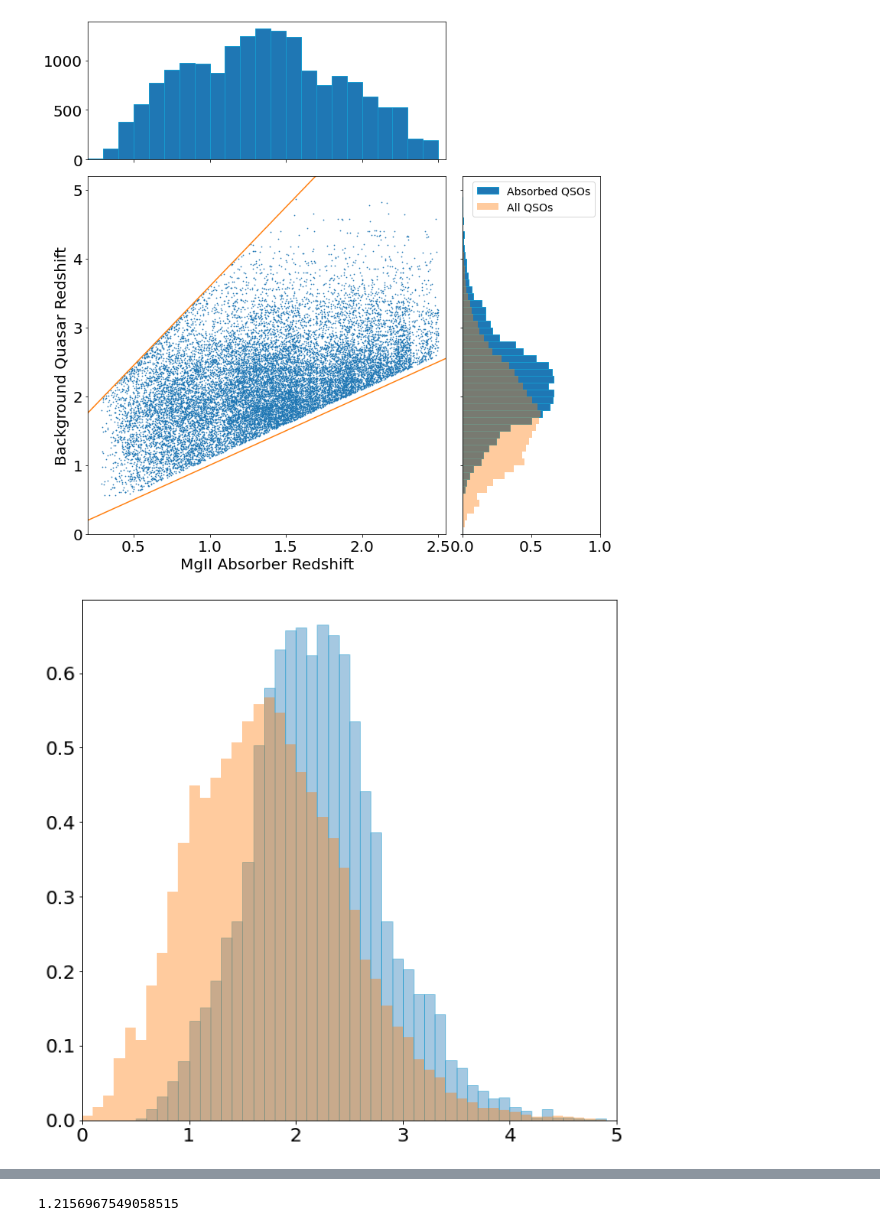
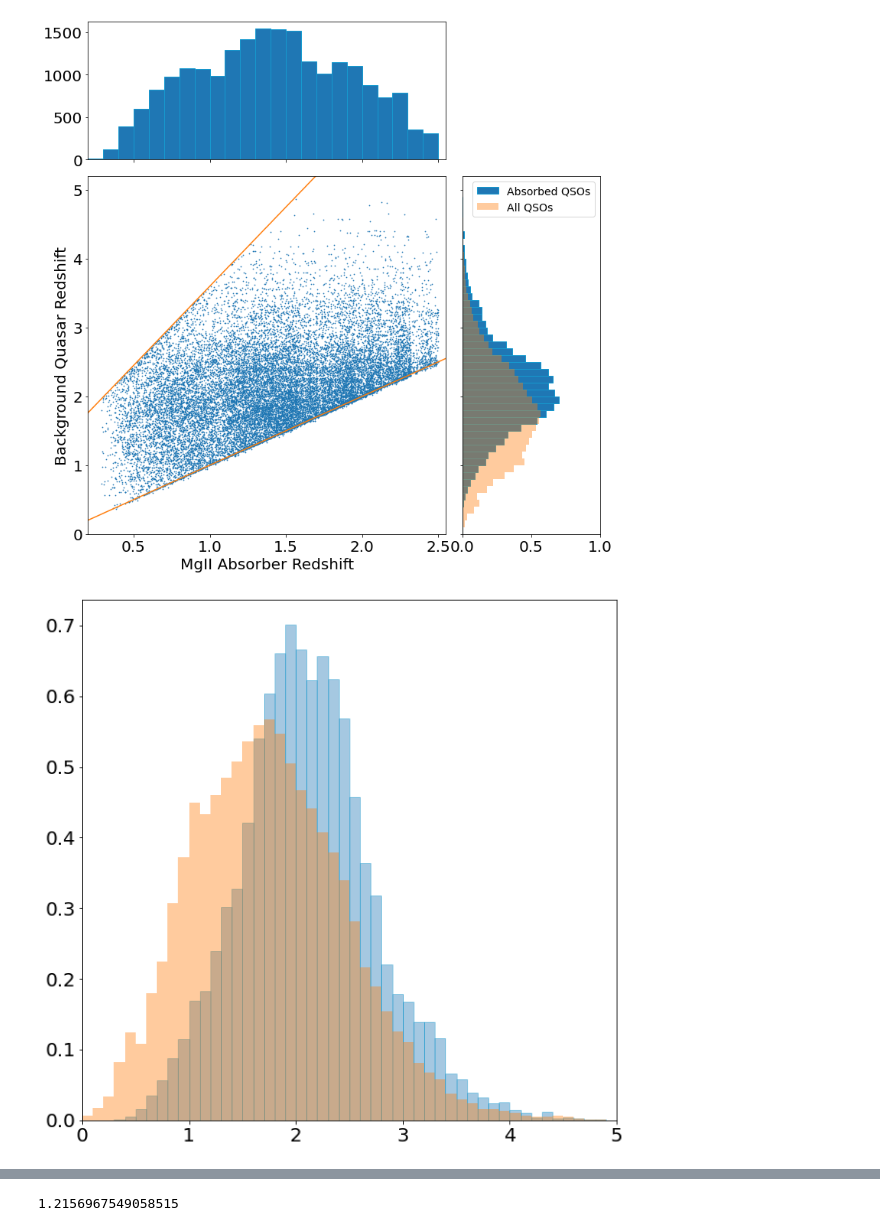
Before and after one commit to LNapolitano/QSO_AB, a Jupyter notebook: Eval_MGII_Cats-Fuji.ipynb, the cells around one changed output, grey strips where cells are left out. Cells and saved outputs as stored; diff of their text form; code cells hidden in the pictures.

```diff
--- a/Eval_MGII_Cats-Fuji.ipynb
+++ b/Eval_MGII_Cats-Fuji.ipynb
@@ -202,7 +153,7 @@ redux='fuji'
 ndim=7
 
 #file access setup
-Mgii_fp='/global/cfs/cdirs/desi/users/lucasnap/MgII-Absorbers-{}.fits'.format(redux)
+Mgii_fp='/global/cfs/cdirs/desi/users/lucasnap/MgII-Absorber-Catalog-{}-v1.00/MgII-Absorbers-{}.fits'.format(redux,redux)
 reduction_base_dir='/global/cfs/cdirs/desi/spectro/redux/{}/'.format(redux)
 
 #getting all qso redshifts
@@ -338,20 +289,6 @@ plt.ylim(0,5)
 plt.xlabel('Equivalent Width of 2796 line (Å)')
 plt.ylabel('Equivalent Width of 2803 line (Å)')
 plt.show()
-
-
-
-'''for many_abs in MgII_abs_unique_targetid[np.where(MgII_abs_counts>6)]:
-    #print(np.where(MgII_cat['TARGETID']==many_abs))
-    abs_entry=MgII_cat[np.where(MgII_cat['TARGETID']==many_abs)[0][0]]
-
-    z_absorbers=MgII_cat[np.where(MgII_cat['TARGETID']==many_abs)[0]]['Z_MGII']
-
-    #print(abs_entry['TARGETID'])
-    plt_title='{}     z_MgII:{}     z_QSO:{}'.format(abs_entry['TARGETID'],abs_entry['Z_MGII'],abs_entry['Z_QSO'])
-    spectra=get_spec_healpix(abs_entry['TARGETID'],radec2pix(64,abs_entry['RA'],abs_entry['DEC']),survey)
-
-    plot_abs_spectra(spectra,z_abs=z_absorbers,title=plt_title)''';
 # %% [output]
 101201 total QSOs
 Removing 0 physically impossible absorption systems
@@ -368,2 +304,2 @@ Expected number of MgII absorbers per QSO spectra: 0.16941532198298437
-[figure, old version]
+[figure, new version]
-[figure, old version]
+[figure, new version]
```
Also changed, not shown: parts of 8 cells of this notebook.
